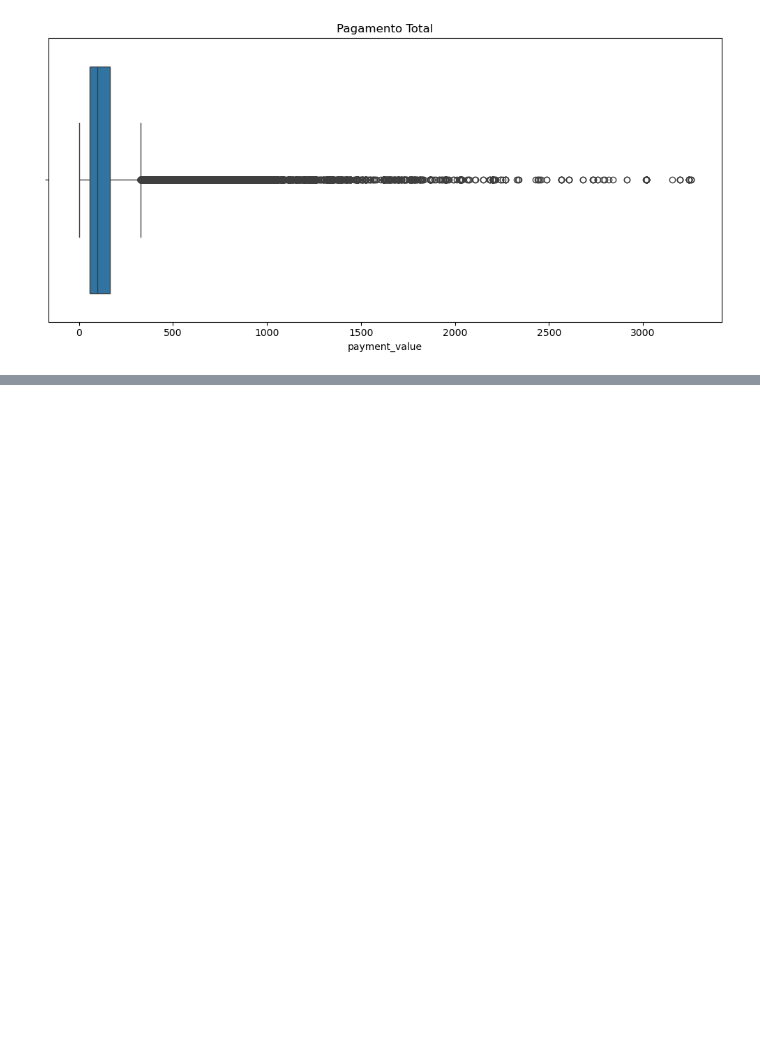
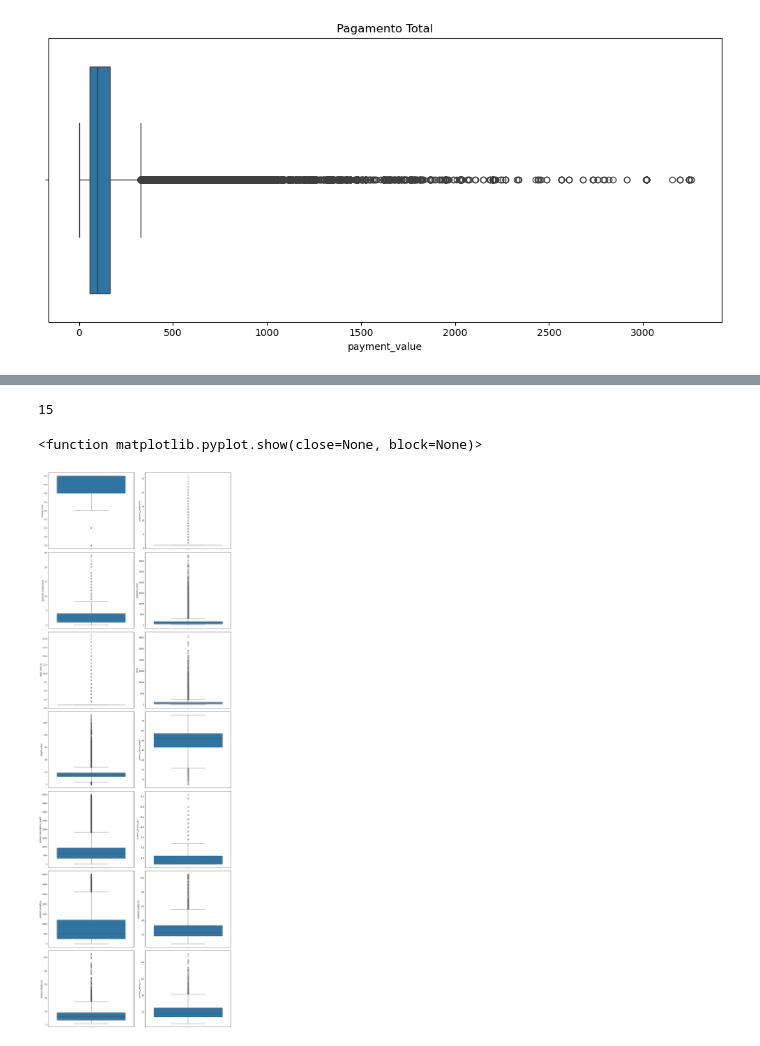
Before and after one commit to LucasArauj99/e-commerce_analytics, a Jupyter notebook: notebooks/02_cleaning.ipynb, the cells around one changed output, grey strips where cells are left out. Cells and saved outputs as stored; diff of their text form; code cells hidden in the pictures; blank space fills up the shorter version.

```diff
--- a/notebooks/02_cleaning.ipynb
+++ b/notebooks/02_cleaning.ipynb
@@ -332,0 +319,25 @@ Name: payment_value, dtype: float64
+# %%
+numeric_var = []
+for i in df.columns[0:37].tolist():
+    if df.dtypes[i] == 'int64' or df.dtypes[i] == 'float64':
+        numeric_var.append(i)
+print(len(numeric_var))
+
+del numeric_var[0]
+
+plt.rcParams["figure.figsize"] = [14.00, 20.00]
+plt.rcParams["figure.autolayout"] = True
+f, axes = plt.subplots(7, 2, figsize=(14, 40)) #8 linhas e 2 colunas
+linha = 0
+coluna = 0
+for i in numeric_var:
+    sns.boxplot(data=df, y=i, ax=axes[linha][coluna])
+    coluna+=1
+    if coluna == 2:
+        linha +=1
+        coluna = 0
+plt.show
+# %% [output]
+15
+<function matplotlib.pyplot.show(close=None, block=None)>
+[figure, added]
```
Also changed, not shown: parts of 19 cells of this notebook.
